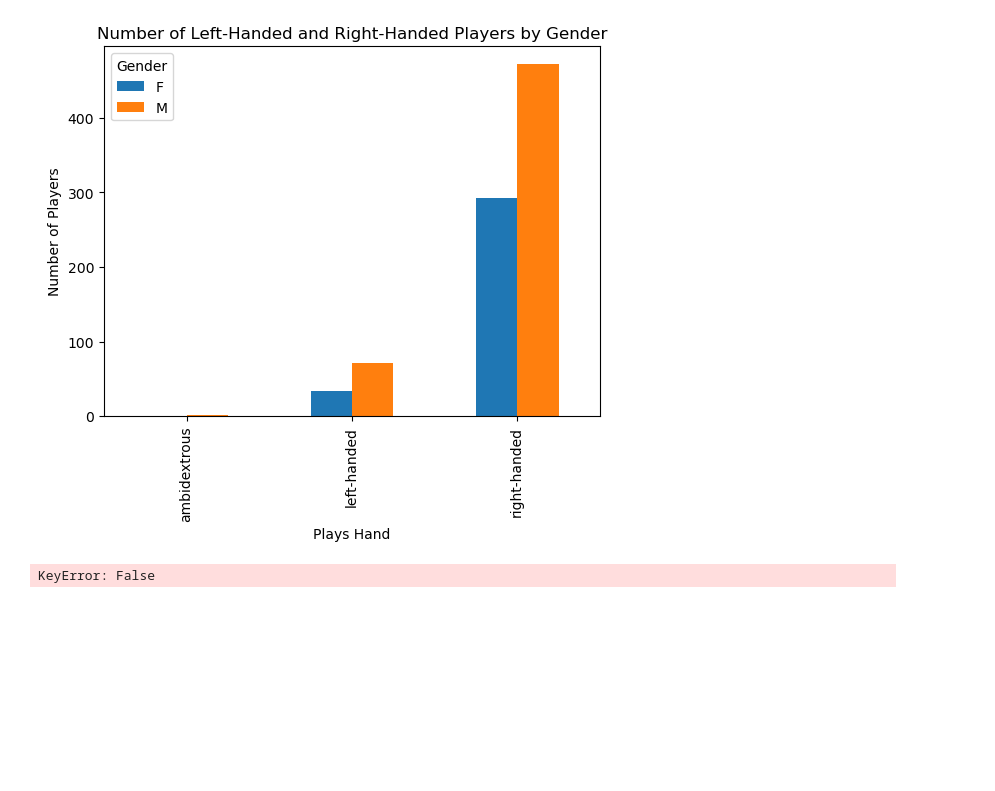
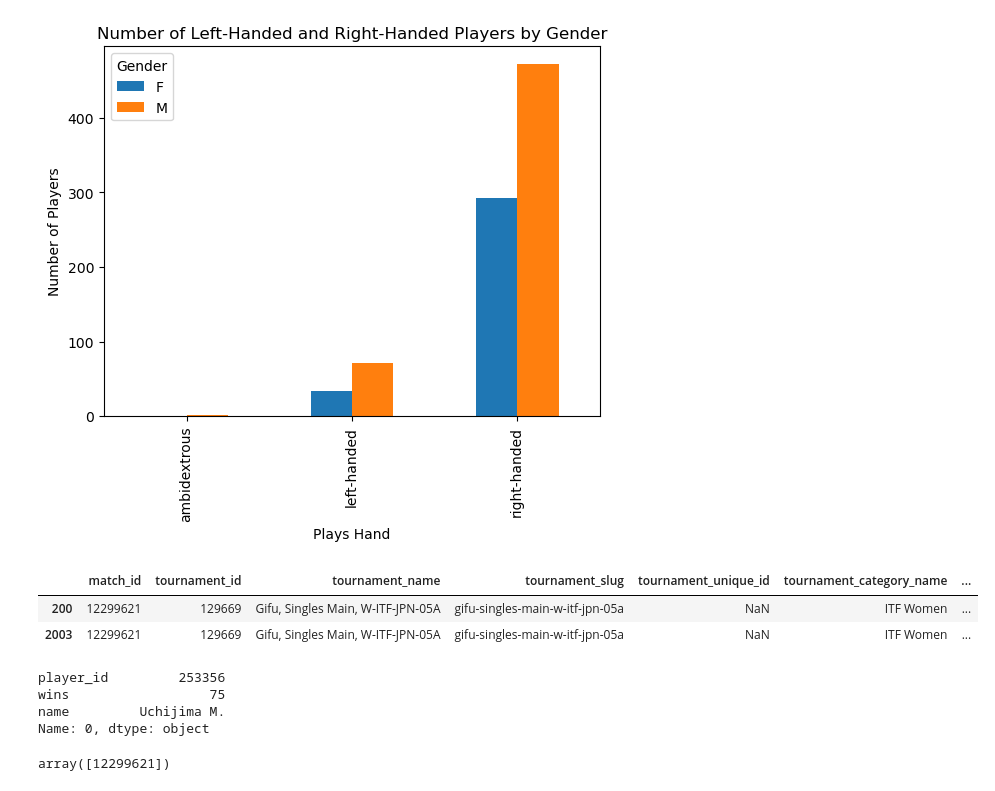
Before and after one commit to SobhanSalarian/TennisGame_Repository, a Jupyter notebook: notebooks/Untitled.ipynb, the cells around one changed output. Saved outputs shown, nothing was run; the diff lists cells and outputs as text; code cells hidden in the pictures; blank space fills up the shorter version.

```diff
--- a/notebooks/Untitled.ipynb
+++ b/notebooks/Untitled.ipynb
@@ -287,8 +288,73 @@ plt.show()
 # %%
 allplayersInfo = pd.concat([MatchAwayTeamInfo[['match_id','player_id' ,'height', 'full_name' ,'current_rank' ]] ,MatchHomeTeamInfo[['match_id','player_id' ,'height', 'full_name' ,'current_rank' ]] ])
 allplayersInfo = allplayersInfo.drop_duplicates(subset=['full_name'])
-merged = pd.merge( allplayersInfo[['match_id' , 'full_name']], PeriodInfo ,  on='match_id')
-merged
-merged [merged['match_id' == '12303484']]
+merged = pd.merge( allplayersInfo[['match_id' ,'player_id', 'full_name']], MatchTournamentInfo[['match_id','tournament_name','tournament_category_name','ground_type']] ,  on='match_id')
+
+# finding the top player
+
+home_merge = pd.merge(MatchEventInfo, MatchHomeTeamInfo, on='match_id', suffixes=["home"])
+away_marge = pd.merge(MatchEventInfo, MatchAwayTeamInfo, on='match_id', suffixes=["away"])
+
+# Create a DataFrame for home wins and away wins
+home_wins = home_merge[home_merge['winner_code'] == 1][['player_id', 'name']].copy()
+away_wins = away_marge[away_marge['winner_code'] == 2][['player_id', 'name']].copy()
+
+# Combine home wins and away wins
+all_wins = pd.concat([home_wins, away_wins])
+
+# Calculate the number of wins for each player
+win_counts = all_wins['player_id'].value_counts().reset_index()
+win_counts.columns = ['player_id', 'wins']
+
+# Merge with player names
+player_names = all_wins[['player_id', 'name']].drop_duplicates()
+win_counts = win_counts.merge(player_names, on='player_id')
+
+# Find the player with the highest number of wins
+top_player = win_counts.loc[win_counts['wins'].idxmax()]
+merged[merged['player_id']==top_player['player_id']]
+MatchTournamentInfo[MatchTournamentInfo['match_id']==12299621]
 # %% [output]
-KeyError: False
+|  | match_id | tournament_id | tournament_name | tournament_slug | tournament_unique_id | tournament_category_name | ... |
+| 200 | 12299621 | 129669 | Gifu, Singles Main, W-ITF-JPN-05A | gifu-singles-main-w-itf-jpn-05a | NaN | ITF Women | ... |
+| 2003 | 12299621 | 129669 | Gifu, Singles Main, W-ITF-JPN-05A | gifu-singles-main-w-itf-jpn-05a | NaN | ITF Women | ... |
+# %%
+home_merge = pd.merge(MatchEventInfo, MatchHomeTeamInfo, on='match_id', suffixes=["home"])
+away_marge = pd.merge(MatchEventInfo, MatchAwayTeamInfo, on='match_id', suffixes=["away"])
+
+# Create a DataFrame for home wins and away wins
+home_wins = home_merge[home_merge['winner_code'] == 1][['player_id', 'name']].copy()
+away_wins = away_marge[away_marge['winner_code'] == 2][['player_id', 'name']].copy()
+
+# Combine home wins and away wins
+all_wins = pd.concat([home_wins, away_wins])
+
+# Calculate the number of wins for each player
+win_counts = all_wins['player_id'].value_counts().reset_index()
+win_counts.columns = ['player_id', 'wins']
+
+# Merge with player names
+player_names = all_wins[['player_id', 'name']].drop_duplicates()
+win_counts = win_counts.merge(player_names, on='player_id')
+
+# Find the player with the highest number of wins
+top_player = win_counts.loc[win_counts['wins'].idxmax()]
+
+top_player
+
+
+#
+# %% [output]
+player_id         253356
+wins                  75
+name         Uchijima M.
+Name: 0, dtype: object
+# %%
+allplayersInfo = pd.concat([MatchAwayTeamInfo[['match_id','player_id' , 'full_name' ]] ,MatchHomeTeamInfo[['match_id','player_id' , 'full_name'  ]] ])
+allplayersInfo = allplayersInfo.drop_duplicates(subset=['full_name'])
+allPlayers_withPoints = pd.merge(allplayersInfo , GameInfo[['match_id', 'home_point' , 'away_point']])
+BestWinnerPerformance = allPlayers_withPoints[allPlayers_withPoints['player_id']==top_player['player_id']]
+matchesUnique = BestWinnerPerformance['match_id'].unique()
+matchesUnique
+# %% [output]
+array([12299621])
```
Also changed, not shown: parts of 7 cells of this notebook, 3 other files.
